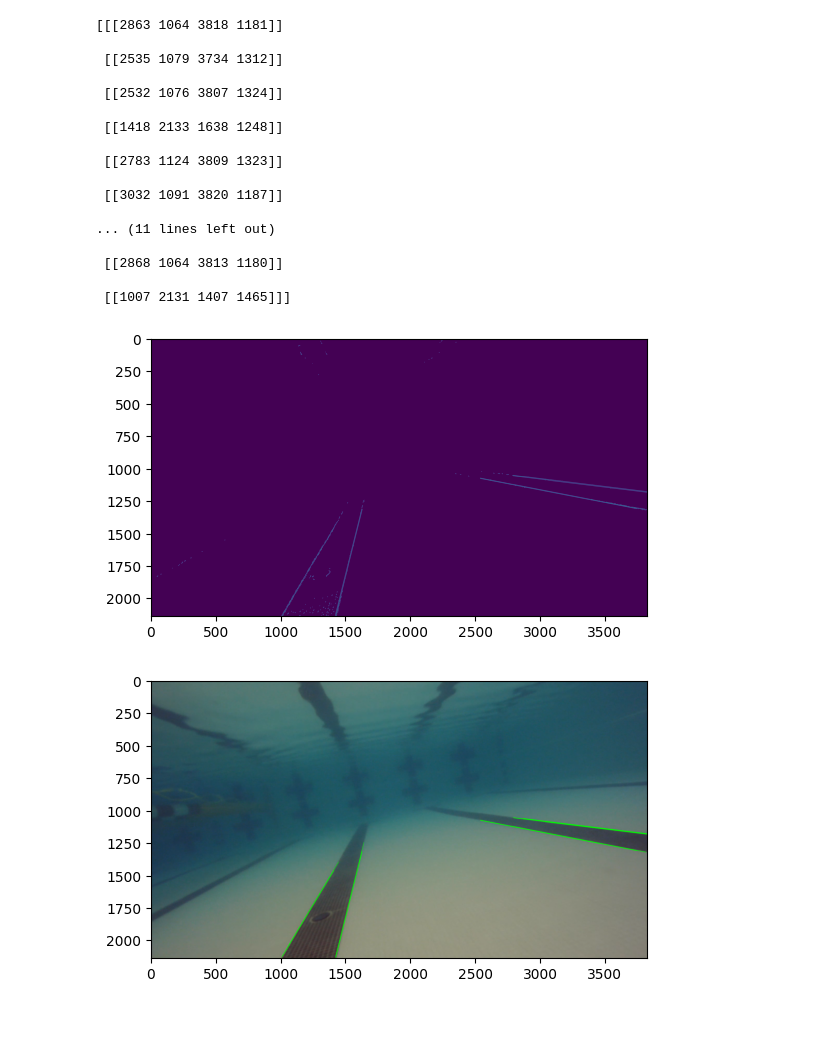
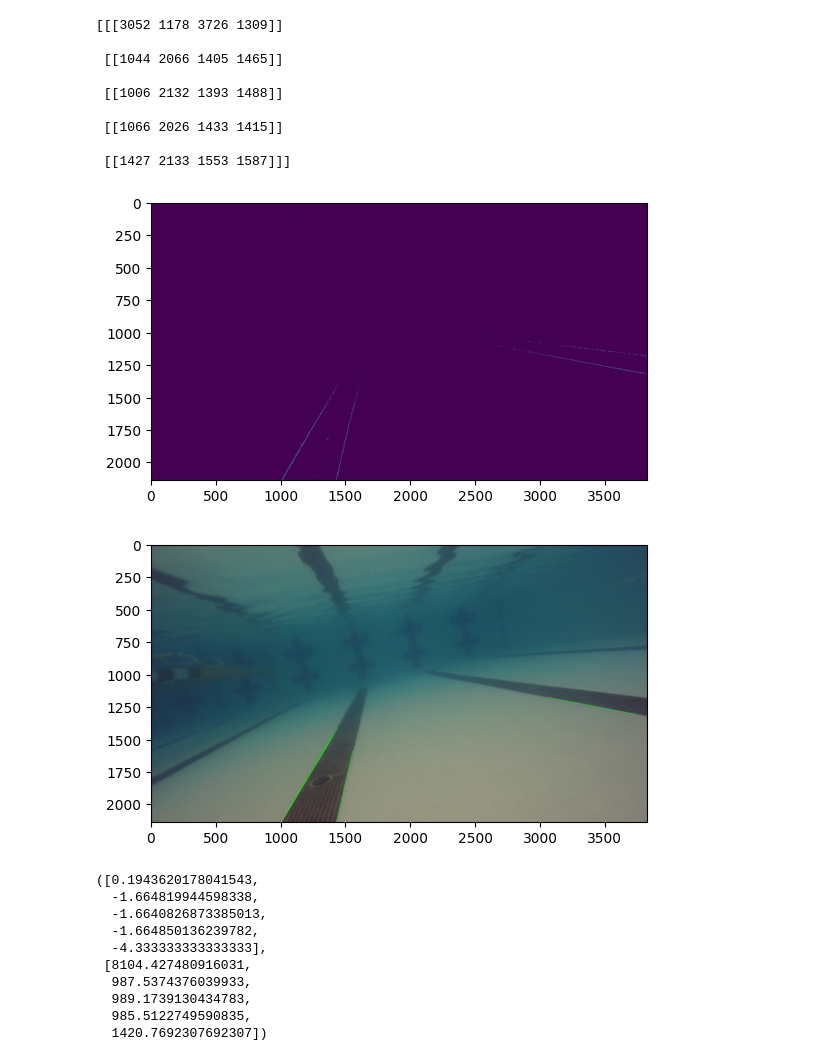
Before and after one commit to jzyzak/cv-intro, a Jupyter notebook: lane_detection.ipynb, the cells around one changed output. Cells and saved outputs as stored; diff of their text form; code cells hidden in the pictures; blank space fills up the shorter version.

Commit message:
lane detection (problems 1 and 2)

```diff
--- a/lane_detection.ipynb
+++ b/lane_detection.ipynb
@@ -11,28 +11,20 @@ IMAGE_FILE = "lanes-15b8289a06a1b1e8a17347ad29bb1988.png"
 img = cv2.imread(IMAGE_FILE)
 #img = cv2.imread("rov_pool.jpg")
 # %%
-lines = lane_detection.detect_lines(img=img, threshold1=49, threshold2=50, apertureSize=3, minLineLength=500, maxLineGap=40)
+lines = lane_detection.detect_lines(img, 49, 50, 3, 500, 40)
 print(lines)
 # %% [output]
-[[[2863 1064 3818 1181]]
+[[[3052 1178 3726 1309]]
 
- [[2535 1079 3734 1312]]
+ [[1044 2066 1405 1465]]
 
- [[2532 1076 3807 1324]]
+ [[1006 2132 1393 1488]]
 
- [[1418 2133 1638 1248]]
+ [[1066 2026 1433 1415]]
 
- [[2783 1124 3809 1323]]
-
- [[3032 1091 3820 1187]]
-
-... (11 lines left out)
-
- [[2868 1064 3813 1180]]
-
- [[1007 2131 1407 1465]]]
+ [[1427 2133 1553 1587]]]
-[figure, old version]
+[figure, new version]
 # %%
 lane_detection.draw_lines(img, lines)
 # %% [output]
-[figure, old version]
+[figure, new version]
@@ -41,2 +31,15 @@ slopes, intercepts = lane_detection.get_slopes_intercept(lines)
+# %%
+lane_detection.get_slopes_intercepts(lines)
+# %% [output]
+([0.1943620178041543,
+  -1.664819944598338,
+  -1.6640826873385013,
+  -1.664850136239782,
+  -4.333333333333333],
+ [8104.427480916031,
+  987.5374376039933,
+  989.1739130434783,
+  985.5122749590835,
+  1420.7692307692307])
 # %%
 lanes = lane_detection.detect_lanes(lines)
```
Also changed, not shown: parts of 4 cells of this notebook, 2 other files.
